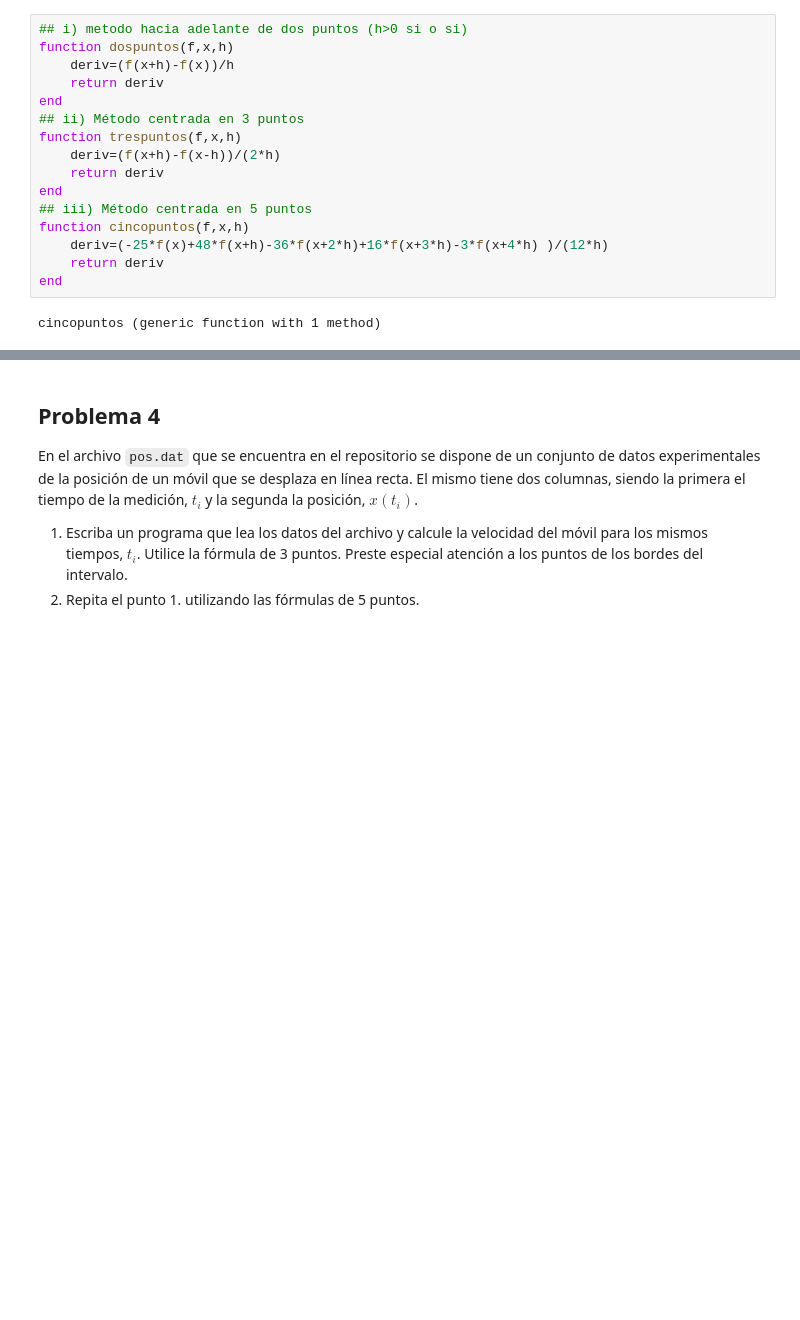
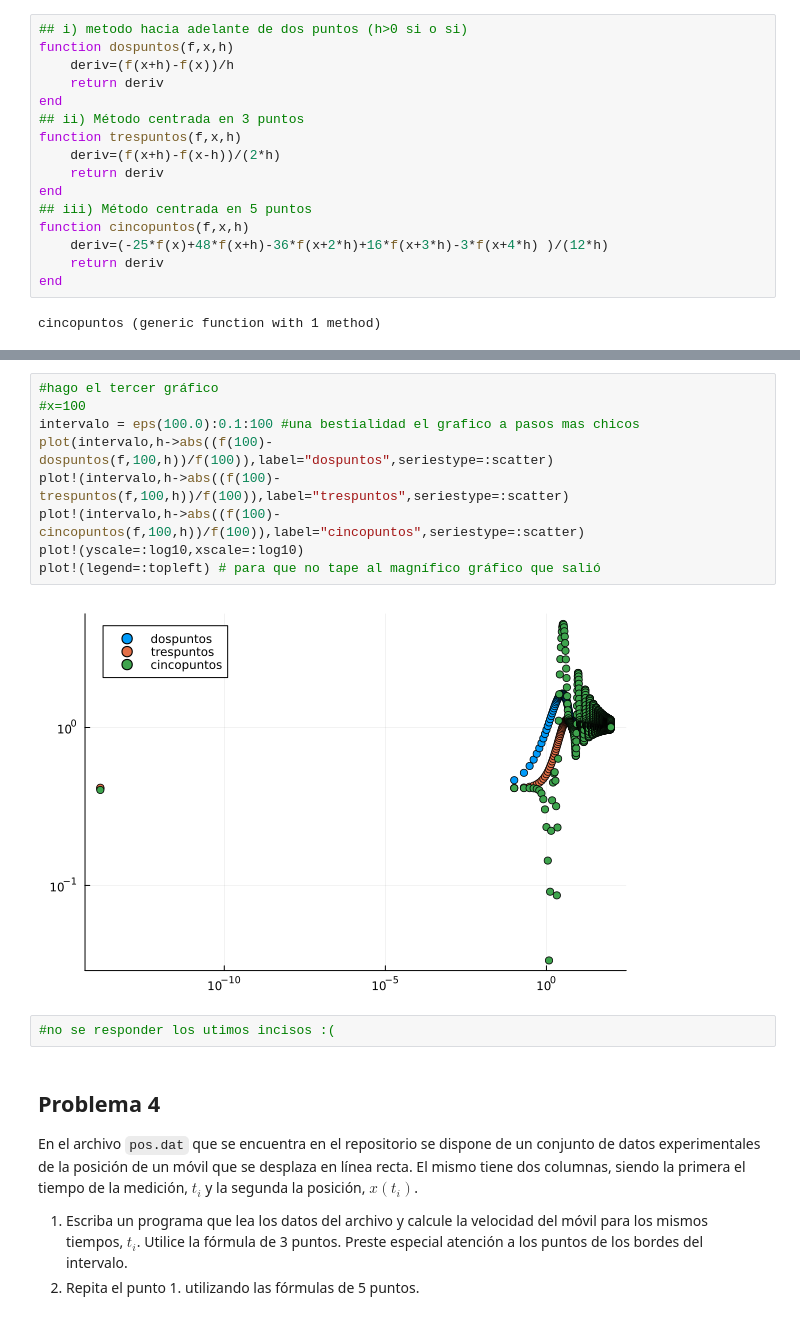
Before and after one commit to Chezar2/metodos-numericos, a Jupyter notebook: guia5-cesar.ipynb, the cells around one changed output, grey strips where cells are left out. Saved outputs shown, nothing was run; the diff lists cells and outputs as text; blank space fills up the shorter version.

```diff
--- a/guia5-cesar.ipynb
+++ b/guia5-cesar.ipynb
@@ -103,3 +132,16 @@ g (generic function with 1 method)
+# %%
+#hago el tercer gráfico
+#x=100
+intervalo = eps(100.0):0.1:100 #una bestialidad el grafico a pasos mas chicos
+plot(intervalo,h->abs((f(100)-dospuntos(f,100,h))/f(100)),label="dospuntos",seriestype=:scatter)
+plot!(intervalo,h->abs((f(100)-trespuntos(f,100,h))/f(100)),label="trespuntos",seriestype=:scatter)
+plot!(intervalo,h->abs((f(100)-cincopuntos(f,100,h))/f(100)),label="cincopuntos",seriestype=:scatter)
+plot!(yscale=:log10,xscale=:log10)
+plot!(legend=:topleft) # para que no tape al magnífico gráfico que salió
+# %% [output]
+[figure, added]
+# %%
+#no se responder los utimos incisos :(
 # %% [markdown]
 ## Problema 4
 
```
Also changed, not shown: parts of 4 cells of this notebook.
